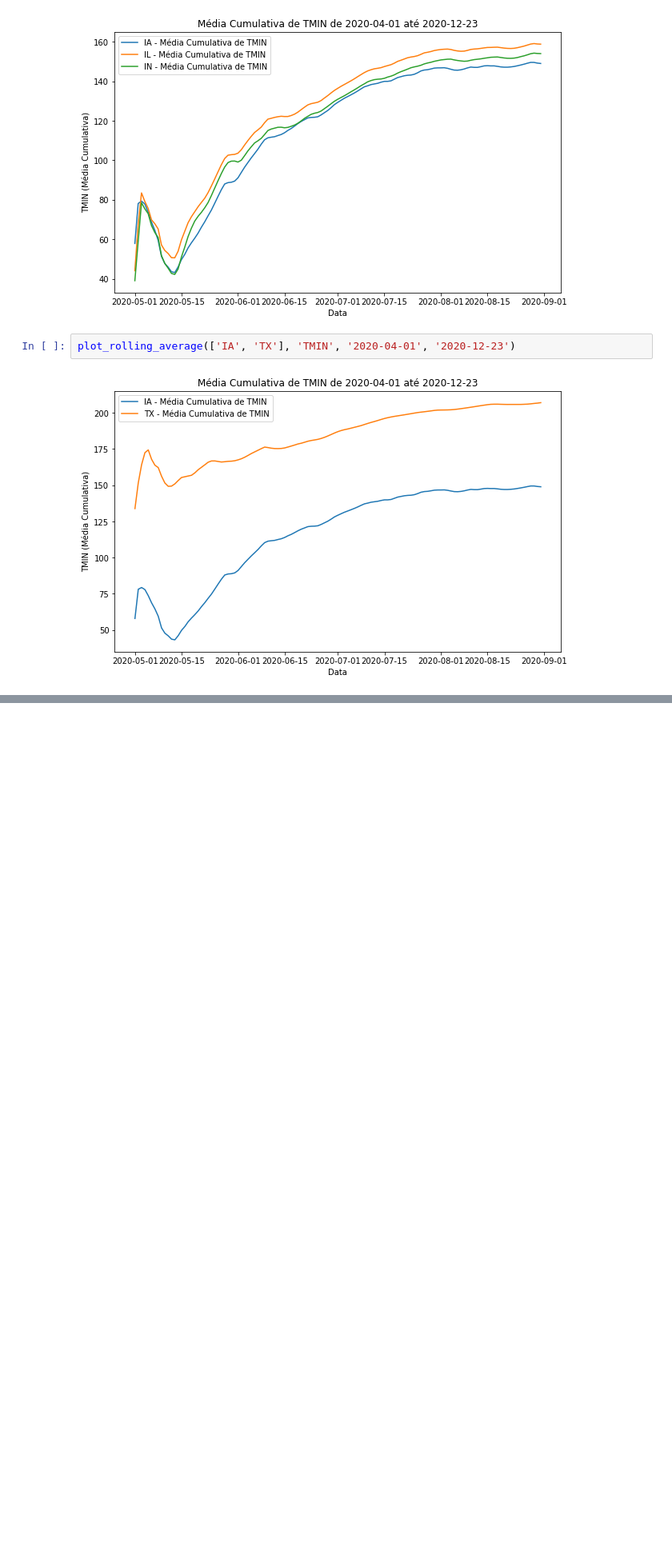
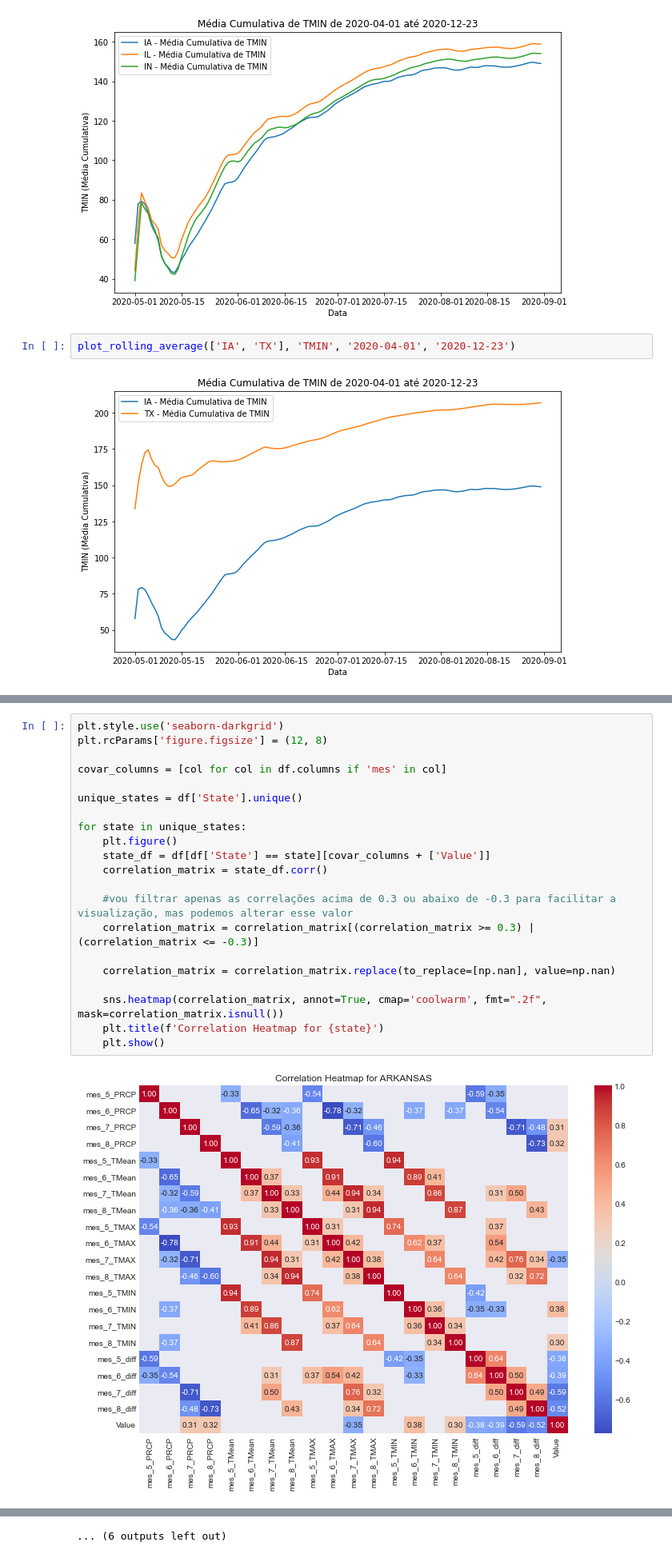
Before and after one commit to ramalhogs/Modelagem-Estat-stica, a Jupyter notebook: src/data_analysis/analysis.ipynb, the cells around one changed output, grey strips where cells are left out. Shown at 80% size. Drawn from its saved outputs; the diff is of its cells as text; blank space fills up the shorter version.

Commit message:
new heatmap with pearson correlation coefficient in analysis process

```diff
--- a/src/data_analysis/analysis.ipynb
+++ b/src/data_analysis/analysis.ipynb
@@ -132,0 +153,23 @@ plot_rolling_average(['IA', 'TX'], 'TMIN', '2020-04-01', '2020-12-23')
+# %%
+plt.style.use('seaborn-darkgrid')
+plt.rcParams['figure.figsize'] = (12, 8)
+
+covar_columns = [col for col in df.columns if 'mes' in col]
+
+unique_states = df['State'].unique()
+
+for state in unique_states:
+    plt.figure()
+    state_df = df[df['State'] == state][covar_columns + ['Value']]
+    correlation_matrix = state_df.corr()
+
+    #vou filtrar apenas as correlações acima de 0.3 ou abaixo de -0.3 para facilitar a visualização, mas podemos alterar esse valor
+    correlation_matrix = correlation_matrix[(correlation_matrix >= 0.3) | (correlation_matrix <= -0.3)]
+
+    correlation_matrix = correlation_matrix.replace(to_replace=[np.nan], value=np.nan)
+
+    sns.heatmap(correlation_matrix, annot=True, cmap='coolwarm', fmt=".2f", mask=correlation_matrix.isnull())
+    plt.title(f'Correlation Heatmap for {state}')
+    plt.show()
+# %% [output]
+[figure, added]
@@ -132,0 +187 @@ plot_rolling_average(['IA', 'TX'], 'TMIN', '2020-04-01', '2020-12-23')
+... (6 outputs left out)
```
Also changed, not shown: parts of 6 cells of this notebook.
